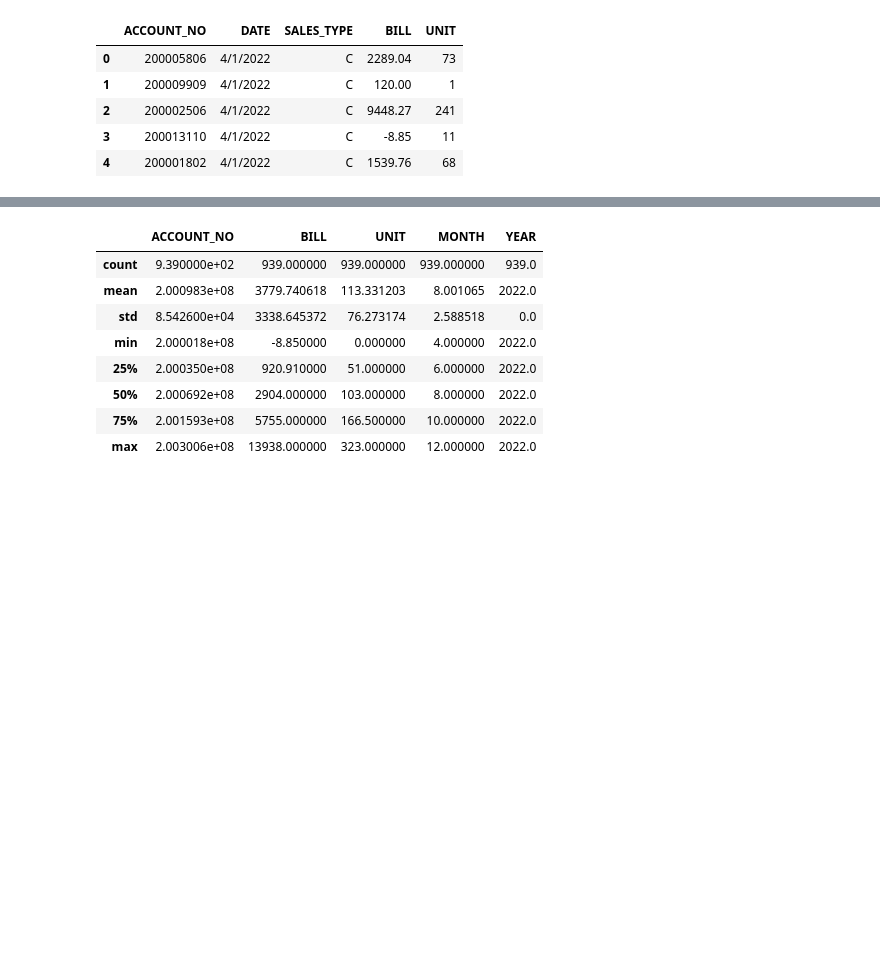
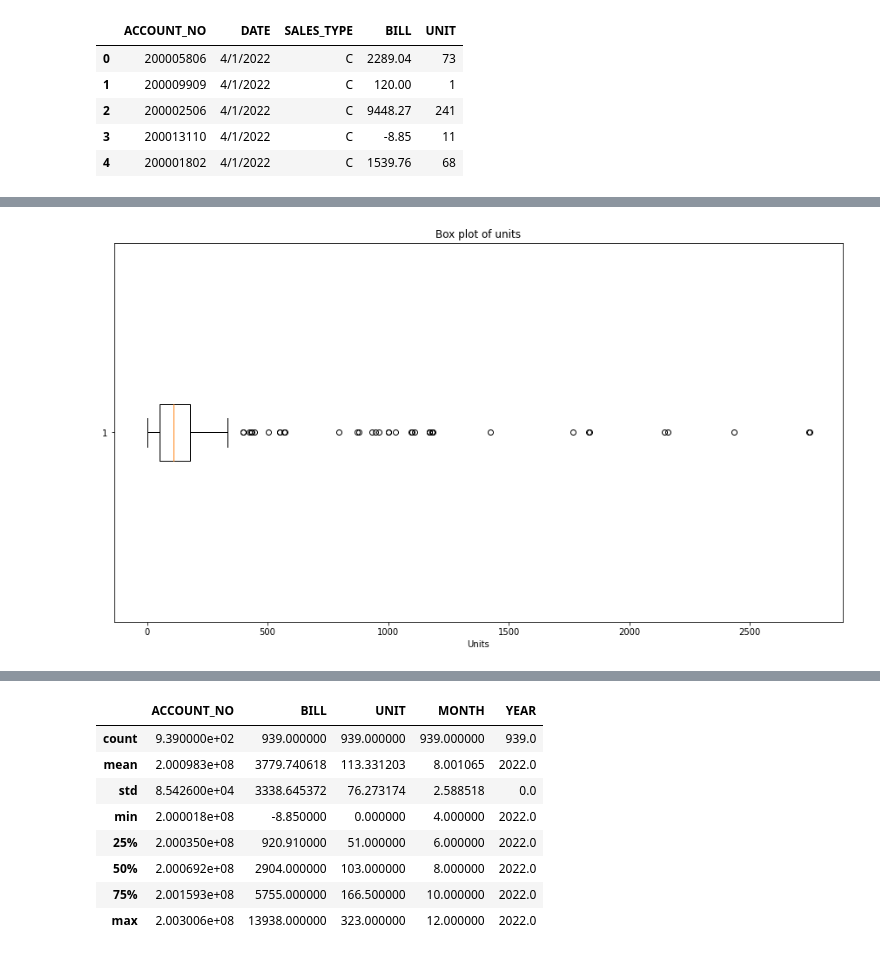
Before and after one commit to j-ranasinghe/Electricity-Demand-and-Generation-forecasting, a Jupyter notebook: LSTM_2_.ipynb, the cells around one changed output, grey strips where cells are left out. Drawn from its saved outputs; the diff is of its cells as text; code cells hidden in the pictures; blank space fills up the shorter version.

```diff
--- a/LSTM_2_.ipynb
+++ b/LSTM_2_.ipynb
@@ -42,0 +33,16 @@ df.shape #Check the shape of the dataset
+# %%
+# Select the "units" column
+units = df['UNIT']
+
+# Create a new figure with desired size
+fig = plt.figure(figsize=(15, 8))
+
+# Create a box plot
+plt.boxplot(units, vert=False)
+
+# Add plot title and axis labels
+plt.title('Box plot of units')
+plt.xlabel('Units')
+plt.show()
+# %% [output]
+[figure, added]
```
Also changed, not shown: parts of 22 cells of this notebook.
